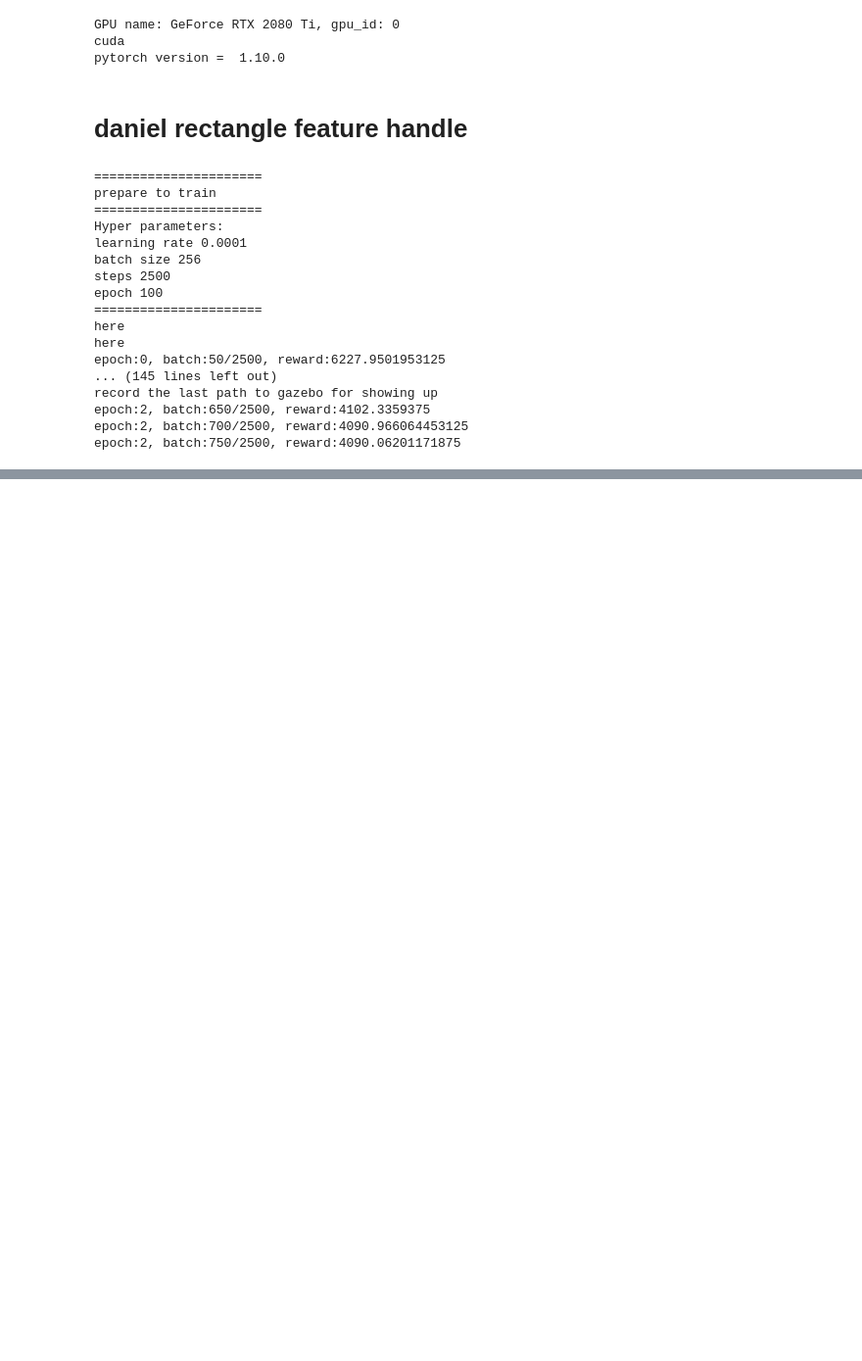
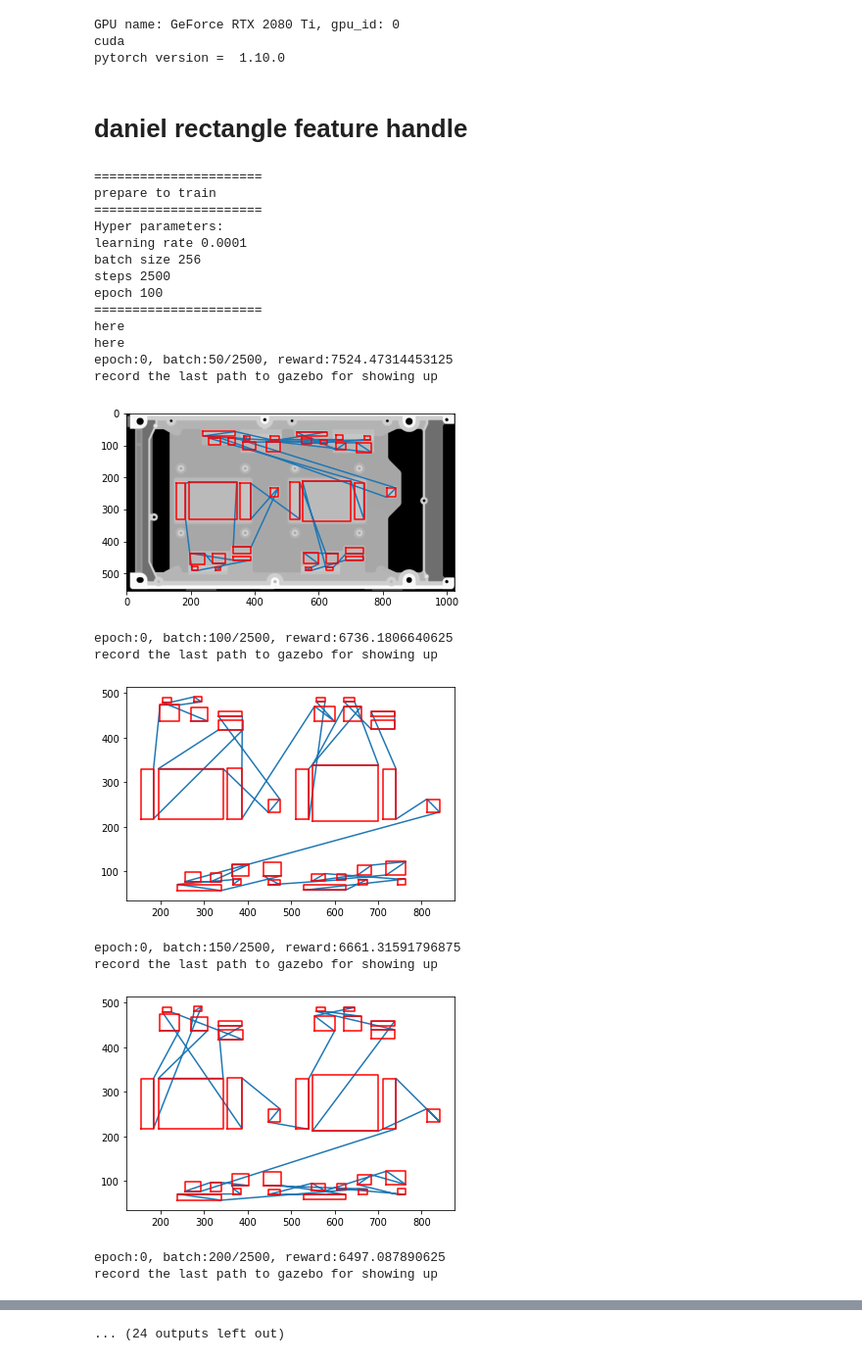
Before and after one commit to danny3125/single_board, a Jupyter notebook: single_board_hybrid/main_training.ipynb, the cells around one changed output, grey strips where cells are left out. Shown at 98% size. Drawn from its saved outputs; the diff is of its cells as text; code cells hidden in the pictures; blank space fills up the shorter version.

```diff
--- a/single_board_hybrid/main_training.ipynb
+++ b/single_board_hybrid/main_training.ipynb
@@ -318,8 +318,8 @@ def rectangle_process(f_temp,idx,Y,Y0,mask,k,B):
         reward += torch.sum((Y_corner - Y1) ** 2, dim=1) ** 0.5
     mask[zero_to_bsz, idx.data] += -np.inf
     mask[zero_to_bsz, feature_table[:,0].data] += -np.inf
-    mask[zero_to_bsz, feature_table[:,1].data ] += -np.inf
-    mask[zero_to_bsz, feature_table[:,2].data ] += -np.inf
+    mask[zero_to_bsz, feature_table[:,1].data] += -np.inf
+    mask[zero_to_bsz, feature_table[:,2].data] += -np.inf
     return reward, Y_corner, Y_corner
 def rectangle_process_actor(f_temp,idx,Y,Y0,mask,k,B,i,path_gazebo):
     Y1 = Y[zero_to_bsz, idx.data].clone()
@@ -327,7 +327,7 @@ def rectangle_process_actor(f_temp,idx,Y,Y0,mask,k,B,i,path_gazebo):
     feature_table = f_temp.outcorner_getout(rectangle_inf,B)
     feature_table = torch.Tensor(feature_table).type(torch.long)
     Y_corner = Y[zero_to_bsz, feature_table[:,0].data].clone()
-    if i % 200 == 0:
+    if i % 50 == 0:
         path_gazebo.append([idx.data[0].tolist(),feature_table[:,0].data[0].tolist()])
     if k ==0:
         reward = 0
@@ -414,7 +414,7 @@ plot_performance_baseline = []
 # recording the result of the resent epoch makes it available for future
 #*********************# Uncomment these lines to load the previous check point
 """
-checkpoint_file = "checkpoint/checkpoint_21-11-28--19-13-20-n136-gpu0.pkl"
+checkpoint_file = "checkpoint/checkpoint_21-12-01--17-19-54-n136-gpu0.pkl"
 checkpoint = torch.load(checkpoint_file, map_location=device)
 epoch_ckpt = checkpoint['epoch'] + 1
 tot_time_ckpt = checkpoint['tot_time']
@@ -508,17 +508,19 @@ for epoch in range(0, n_epoch):
 
         if i % 50 == 0:
             print("epoch:{}, batch:{}/{}, reward:{}".format(epoch, i, steps, R.mean().item()))
-        if i % 200 == 0:
+        if i % 50 == 0:
             print("record the last path to gazebo for showing up")
             #starting to show the path on simulated enviroment of cnc_machine
             the_resent_path = temp.zig_zag_path(path_gazebo)
             data = {'path':the_resent_path}
+            data_1 = {'corners':path_gazebo}
             pathpoints_dir = os.path.join("pathpoints")
             if not os.path.exists(pathpoints_dir):
                 os.makedirs(pathpoints_dir)
             name = 'pathpoints/path_points '+str(i)+'.yaml'
             with open(name, 'w') as file:
                 documents = yaml.dump(data,file)
+                documents = yaml.dump(data_1,file)
             path_gazebo = []
     time_one_epoch = time.time() - start #recording the work time of one epoch
     time_tot = time.time() - start_training_time + tot_time_ckpt
@@ -615,35 +617,40 @@ for epoch in range(0, n_epoch):
     # Saving checkpoint
     checkpoint_dir = os.path.join("checkpoint")
 
     if not os.path.exists(checkpoint_dir):
         os.makedirs(checkpoint_dir)
 
     torch.save({
         'epoch': epoch,
         'time': time_one_epoch,
         'tot_time': time_tot,
         'loss': loss.item(),
         'plot_performance_train': plot_performance_train,
         'plot_performance_baseline': plot_performance_baseline,
         'model_baseline': Critic.state_dict(),
         'model_train': Actor.state_dict(),
         'optimizer': optimizer.state_dict(),
         },'{}.pkl'.format(checkpoint_dir + "/checkpoint_" + time_stamp + "-n{}".format(size) + "-gpu{}".format(gpu_id)))
 # %% [output]
 ======================
 prepare to train
 ======================
 Hyper parameters:
 learning rate 0.0001
 batch size 256
 steps 2500
 epoch 100
 ======================
 here
 here
-epoch:0, batch:50/2500, reward:6227.9501953125
-... (145 lines left out)
+epoch:0, batch:50/2500, reward:7524.47314453125
 record the last path to gazebo for showing up
-epoch:2, batch:650/2500, reward:4102.3359375
-epoch:2, batch:700/2500, reward:4090.966064453125
-epoch:2, batch:750/2500, reward:4090.06201171875
+[figure, added]
+epoch:0, batch:100/2500, reward:6736.1806640625
+record the last path to gazebo for showing up
+[figure, added]
+epoch:0, batch:150/2500, reward:6661.31591796875
+record the last path to gazebo for showing up
+[figure, added]
+epoch:0, batch:200/2500, reward:6497.087890625
+record the last path to gazebo for showing up
@@ -650,3 +664,4 @@ epoch:2, batch:750/2500, reward:4090.06201171875
+... (24 outputs left out)
 # %%
 import torch
 index = int(9.34)
```
Also changed, not shown: parts of 3 cells of this notebook, 34 other files.
